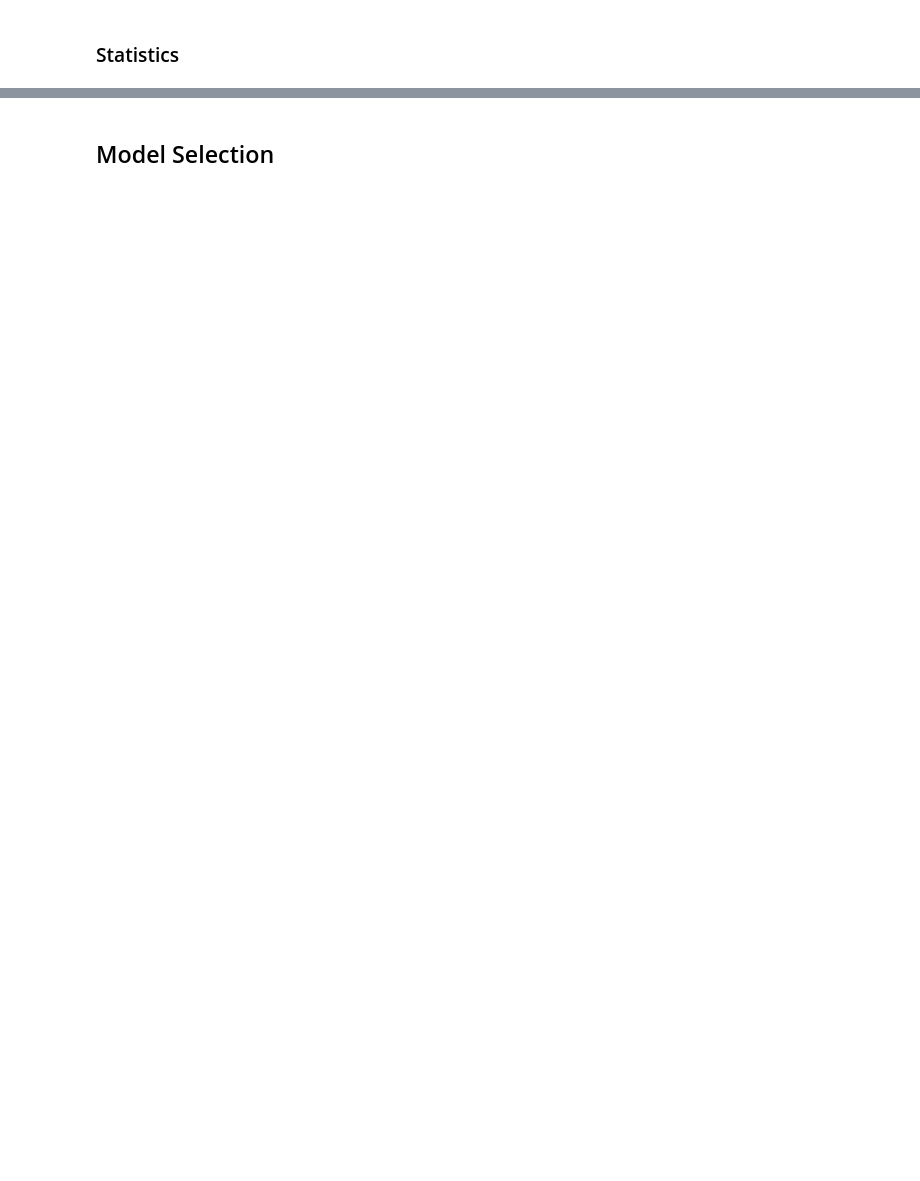
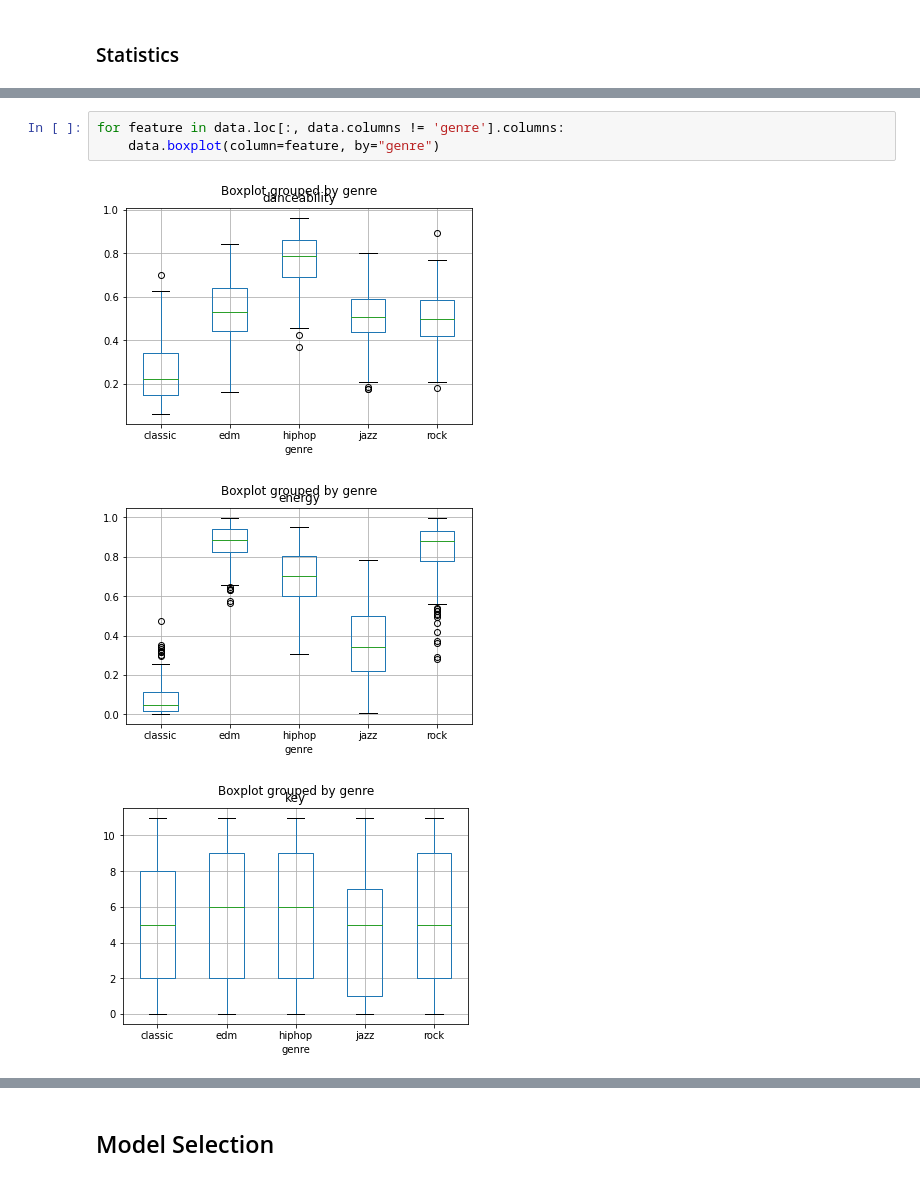
Before and after one commit to ReneH98/ml-spotify, a Jupyter notebook: src/ml_workflow/spotify_genre.ipynb, the cells around one changed output, grey strips where cells are left out. Drawn from its saved outputs; the diff is of its cells as text; blank space fills up the shorter version.

```diff
--- a/src/ml_workflow/spotify_genre.ipynb
+++ b/src/ml_workflow/spotify_genre.ipynb
@@ -149,0 +103,7 @@ for col in categorical_features:
+# %%
+for feature in data.loc[:, data.columns != 'genre'].columns:
+    data.boxplot(column=feature, by="genre")
+# %% [output]
+[figure, added]
+[figure, added]
+[figure, added]
```
Also changed, not shown: parts of 27 cells of this notebook, 1 other file.
